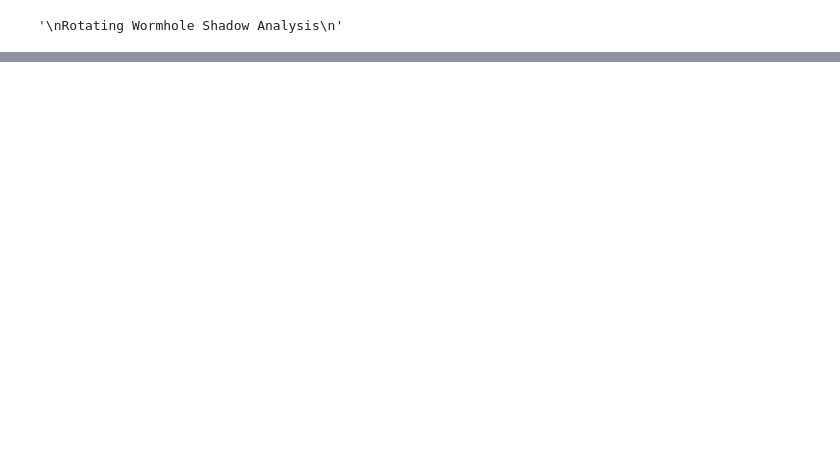
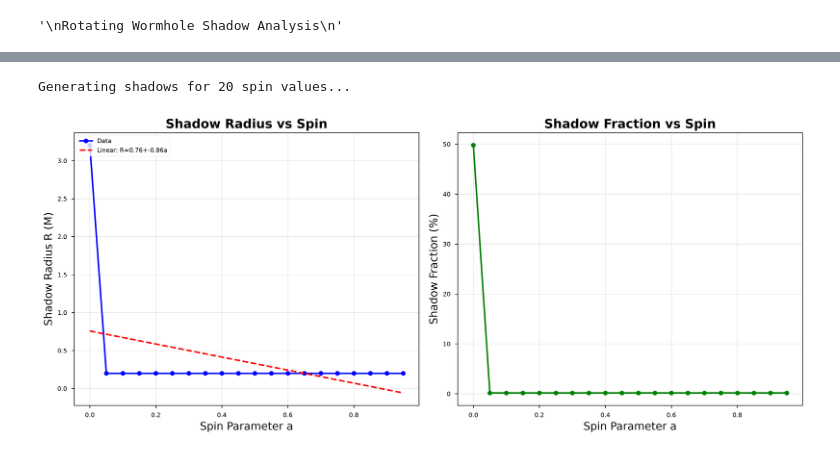
Before and after one commit to Soyebsoyeb/charged-galactic-wormhole-shadow-analysis, a Jupyter notebook: notebooks/05_rotating_shadow.ipynb, the cells around one changed output, grey strips where cells are left out. Cells and saved outputs as stored; diff of their text form; code cells hidden in the pictures; blank space fills up the shorter version.

```diff
--- a/notebooks/05_rotating_shadow.ipynb
+++ b/notebooks/05_rotating_shadow.ipynb
@@ -50,0 +85,76 @@ plt.show()
+# %%
+spin_values = np.linspace(0, 0.95, 20)
+shadow_fractions = []
+shadow_radii = []
+
+print("Generating shadows for 20 spin values...")
+for a in spin_values:
+    metric = RotatingChargedWormholeMetric(sf, a)
+    shadow = RotatingWormholeShadow(metric, observer_inclination=17)
+    img = shadow.generate_shadow_image(N_pixels=200, alpha_max=25, beta_max=25)
+
+    # Shadow fraction (percentage of dark pixels)
+    dark_pixels = np.sum(img == 0)
+    total_pixels = img.size
+    shadow_fractions.append(dark_pixels / total_pixels * 100)
+
+    N = img.shape[0]
+    center = N // 2
+
+    # Find the average shadow radius
+    radii = []
+    for theta in np.linspace(0, 2*np.pi, 72):  # More angles = better accuracy
+        # Scan outward until we find a bright pixel
+        for r in range(1, N//2):
+            x = int(center + r * np.cos(theta))
+            y = int(center + r * np.sin(theta))
+            if 0 <= x < N and 0 <= y < N and img[y, x] == 1:
+                radii.append(r)
+                break
+        else:
+            # If we never find bright, use the image boundary
+            radii.append(N//2)
+
+    # Average radius, then scale to physical units
+    if radii:
+        shadow_radii.append(np.mean(radii) * 0.04)  # Scale factor
+    else:
+        shadow_radii.append(0)
+
+# Linear fit
+slope, intercept = np.polyfit(spin_values, shadow_radii, 1)
+r_squared = np.corrcoef(spin_values, shadow_radii)[0,1]**2
+# %% [output]
+Generating shadows for 20 spin values...
+# %%
+import os
+
+os.makedirs('plots', exist_ok=True)
+
+fig, axes = plt.subplots(1, 2, figsize=(14, 6))
+
+
+# Plot 1: Shadow radius vs spin
+ax1 = axes[0]
+ax1.plot(spin_values, shadow_radii, 'bo-', linewidth=2, markersize=6, label='Data')
+ax1.plot(spin_values, intercept + slope * spin_values, 'r--', linewidth=2,
+         label=f'Linear: R={intercept:.2f}+{slope:.2f}a')
+ax1.set_xlabel('Spin Parameter a', fontsize=14)
+ax1.set_ylabel('Shadow Radius R (M)', fontsize=14)
+ax1.set_title('Shadow Radius vs Spin', fontsize=16, fontweight='bold')
+ax1.legend(loc='upper left')
+ax1.grid(True, alpha=0.3)
+
+# Plot 2: Shadow fraction vs spin
+ax2 = axes[1]
+ax2.plot(spin_values, shadow_fractions, 'go-', linewidth=2, markersize=6)
+ax2.set_xlabel('Spin Parameter a', fontsize=14)
+ax2.set_ylabel('Shadow Fraction (%)', fontsize=14)
+ax2.set_title('Shadow Fraction vs Spin', fontsize=16, fontweight='bold')
+ax2.grid(True, alpha=0.3)
+
+plt.tight_layout()
+plt.savefig('plots/shadow_analysis_improved.png', dpi=300, bbox_inches='tight')
+plt.show()
+# %% [output]
+[figure, added]
```
Also changed, not shown: parts of 7 cells of this notebook, 7 other files.
